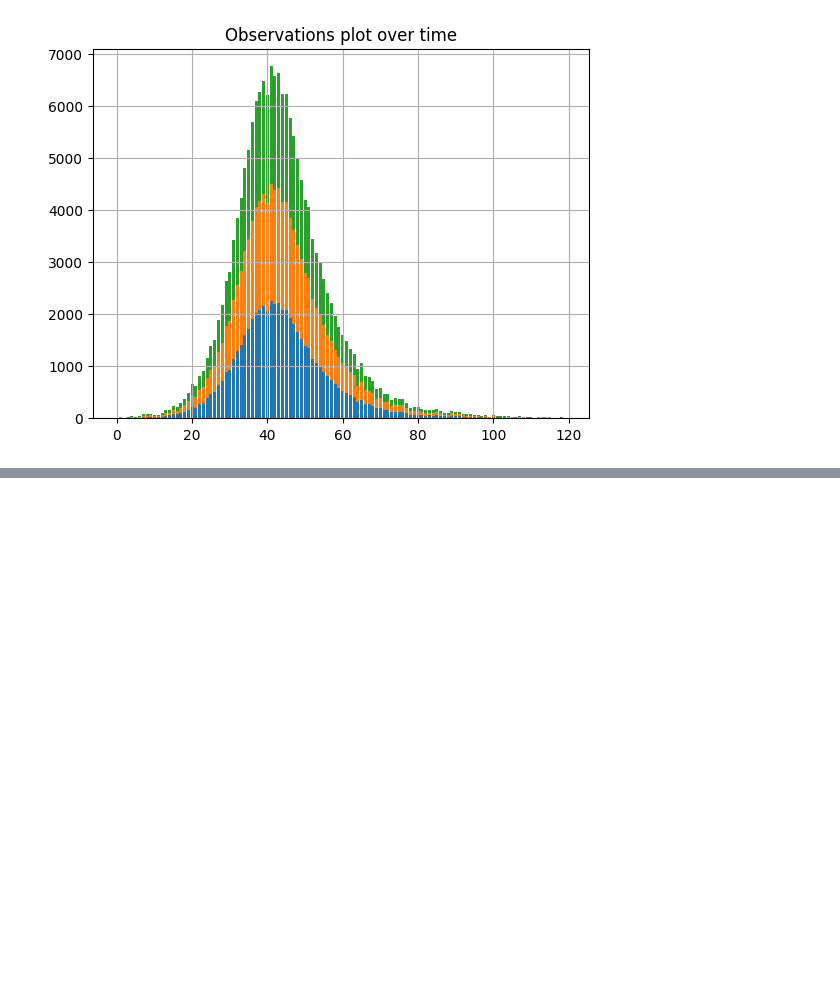
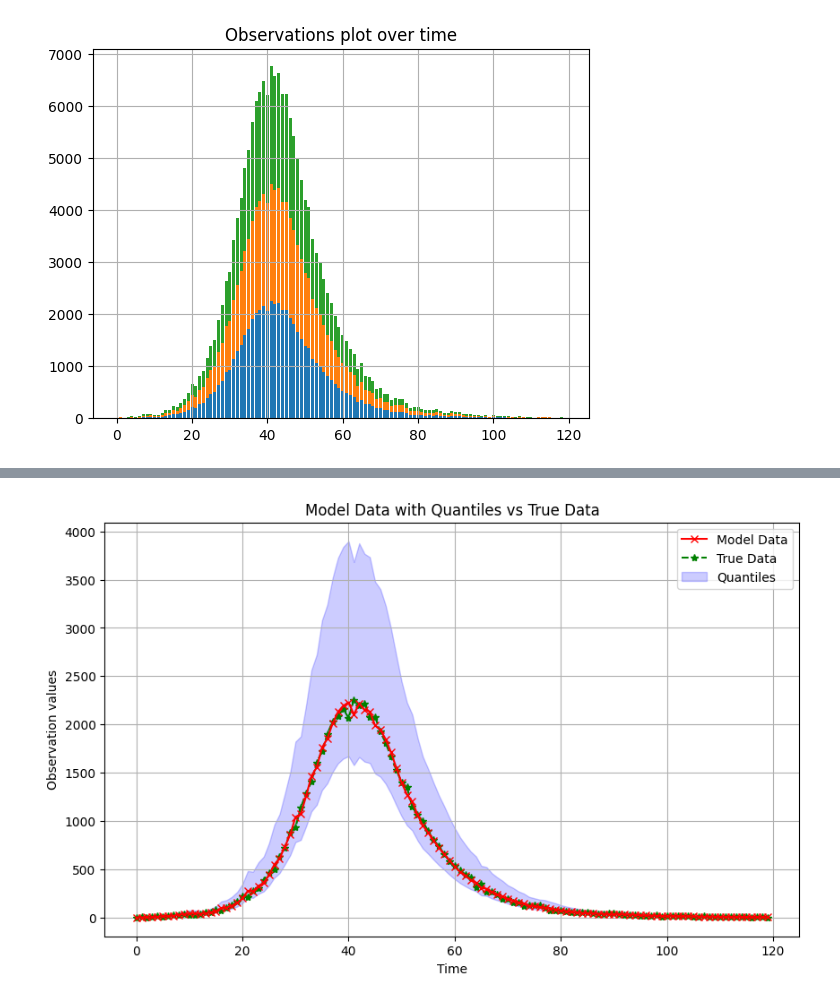
Before and after one commit to NAU-CCL/Epymorph, a Jupyter notebook: parameter_estimation_multinode.ipynb, the cells around one changed output, grey strips where cells are left out. Drawn from its saved outputs; the diff is of its cells as text; code cells hidden in the pictures; blank space fills up the shorter version.

```diff
--- a/parameter_estimation_multinode.ipynb
+++ b/parameter_estimation_multinode.ipynb
@@ -117,3 +145,7 @@ output = sim.run()
+# %%
+output.plot.model_fit(node_index=1)
+# %% [output]
+[figure, added]
 # %%
 plots.params_plot(output=output, parameter="infection rate", node_index=0)
 # %% [output]
```
Also changed, not shown: parts of 10 cells of this notebook, 15 other files.
